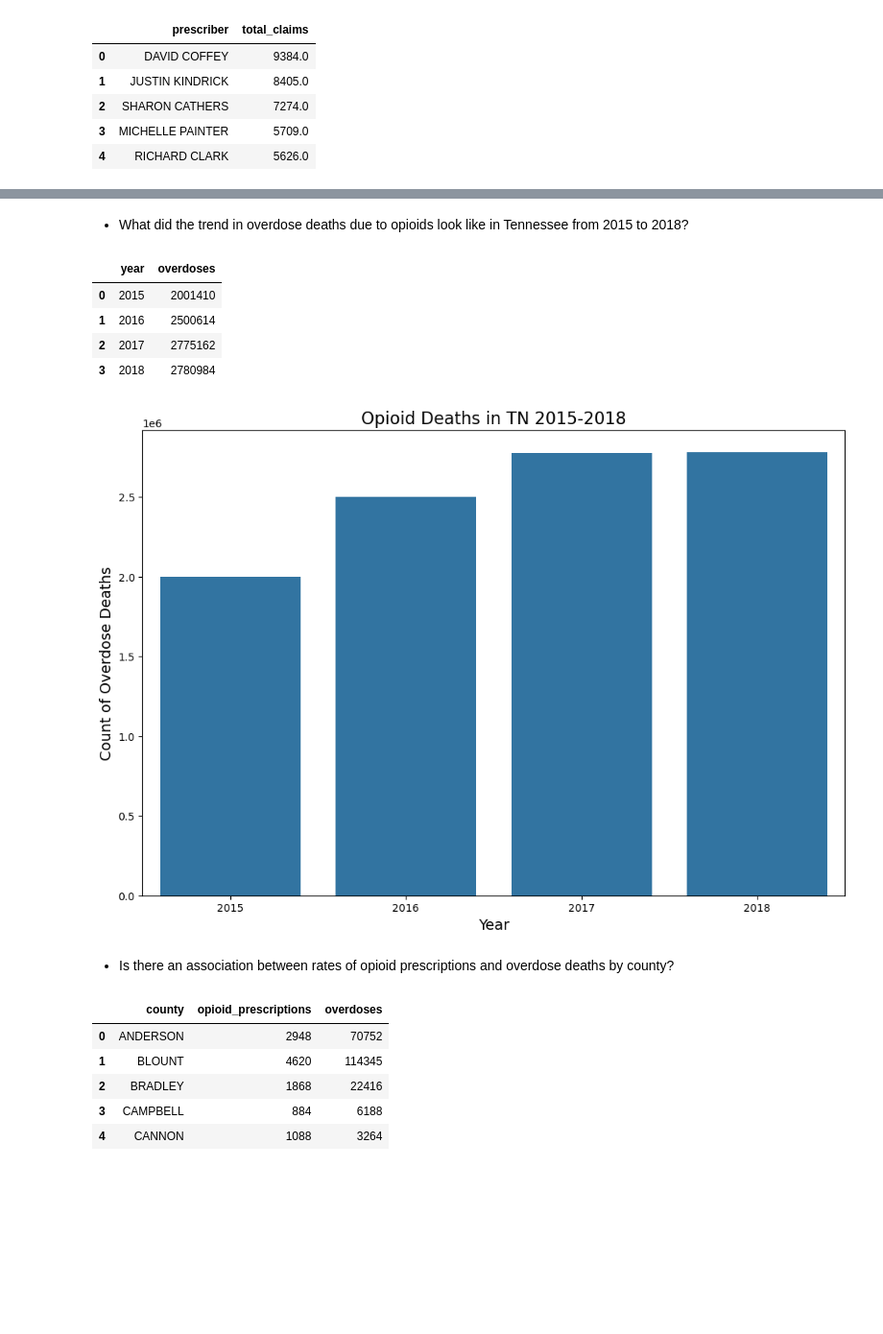
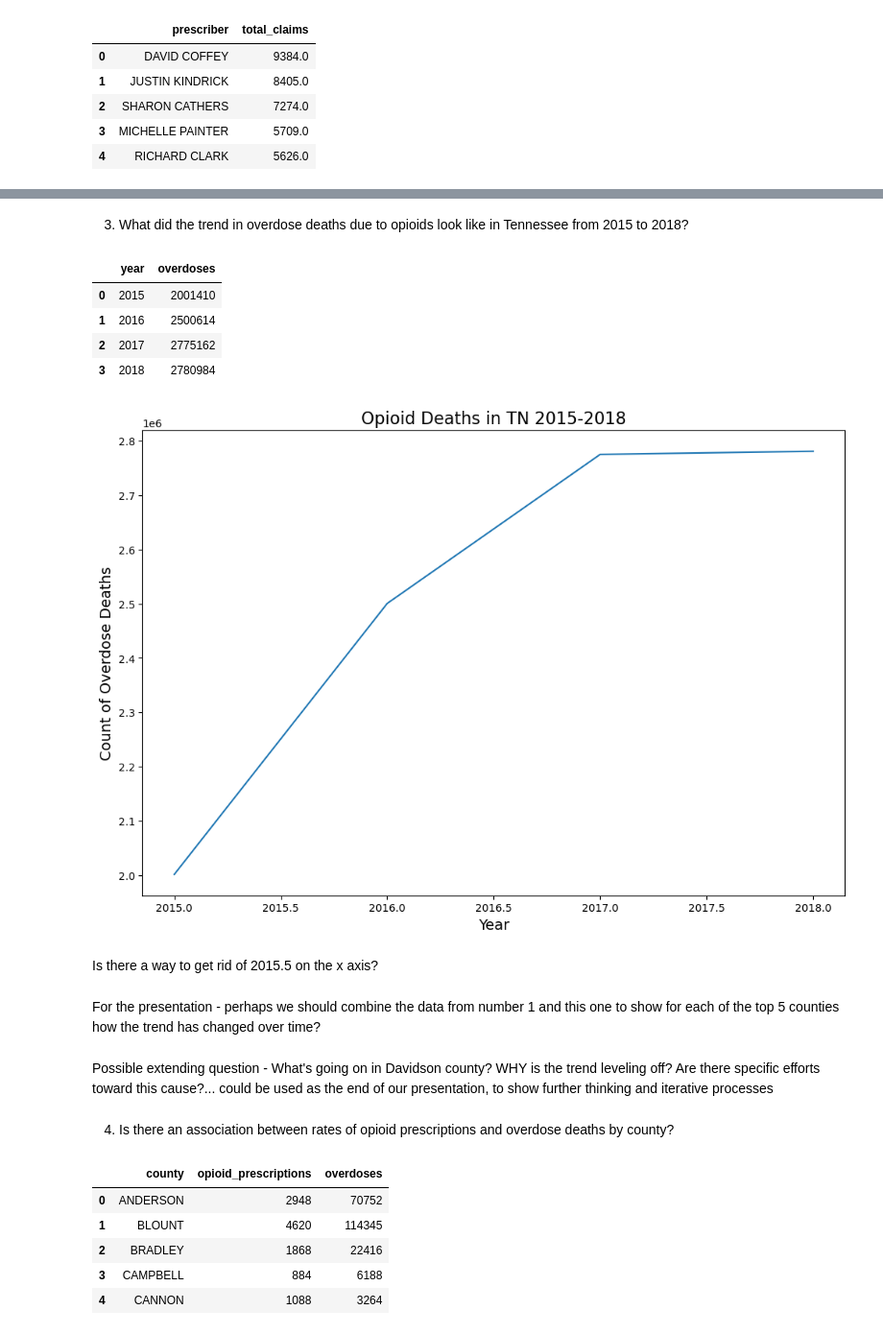
Before and after one commit to NSS-Data-Analytics-Cohort-12/prescribers-python-da12-v2-90-jen, a Jupyter notebook: notebooks/prescribers.ipynb, the cells around one changed output, grey strips where cells are left out. Shown at 96% size. Saved outputs shown, nothing was run; the diff lists cells and outputs as text; code cells hidden in the pictures; blank space fills up the shorter version.

```diff
--- a/notebooks/prescribers.ipynb
+++ b/notebooks/prescribers.ipynb
@@ -142,2 +157,2 @@ plt.show()
 # %% [markdown]
-* What did the trend in overdose deaths due to opioids look like in Tennessee from 2015 to 2018?
+3. What did the trend in overdose deaths due to opioids look like in Tennessee from 2015 to 2018?
@@ -160,19 +173,22 @@ od_deaths_trend_df.head()
 # %%
 # Plotting the data using seaborn's barplot
 plt.figure(figsize=(12, 8))
-sns.barplot(x='year', y='overdoses', data=od_deaths_trend_df)
+sns.lineplot(data=od_deaths_trend_df, x='year', y='overdoses')
 
 # Add title and labels
 plt.title('Opioid Deaths in TN 2015-2018', fontsize=16)
 plt.xlabel('Year', fontsize=14)
 plt.ylabel('Count of Overdose Deaths', fontsize=14)
 
-# Remove the legend (because each bar is a different county and we don't need a legend for it)
-# plt.legend([],[], frameon=False)
-
 # Show the plot
 plt.show()
 # %% [output]
-[figure, old version]
+[figure, new version]
+# %% [markdown]
+Is there a way to get rid of 2015.5 on the x axis?
+# %% [markdown]
+For the presentation - perhaps we should combine the data from number 1 and this one to show for each of the top 5 counties how the trend has changed over time?
+# %% [markdown]
+Possible extending question - What's going on in Davidson county? WHY is the trend leveling off? Are there specific efforts toward this cause?... could be used as the end of our presentation, to show further thinking and iterative processes
 # %% [markdown]
-* Is there an association between rates of opioid prescriptions and overdose deaths by county?
+4. Is there an association between rates of opioid prescriptions and overdose deaths by county?
```
Also changed, not shown: parts of 18 cells of this notebook.
